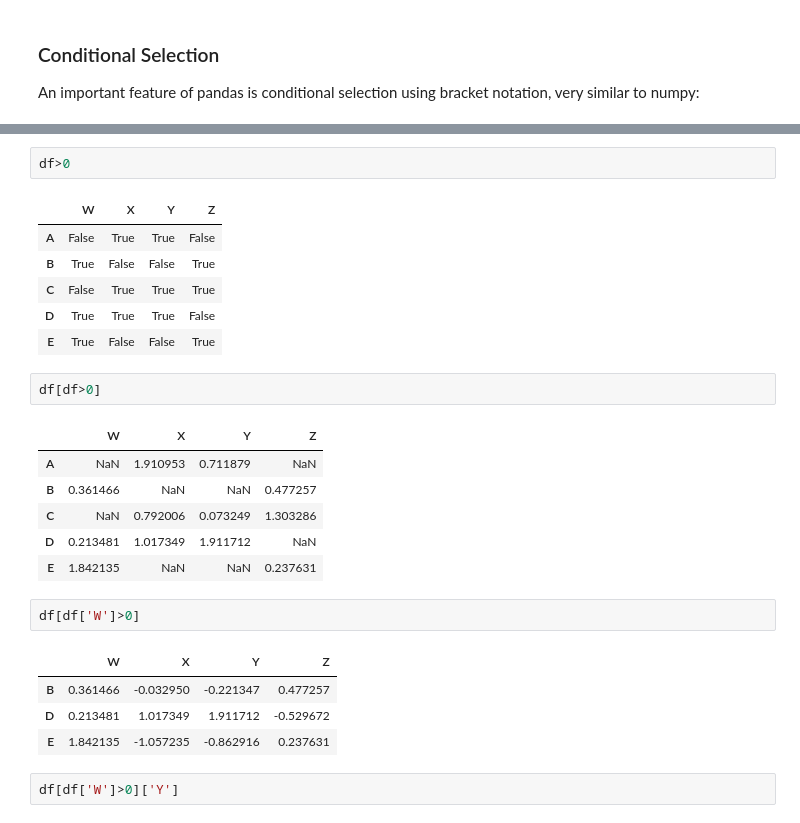
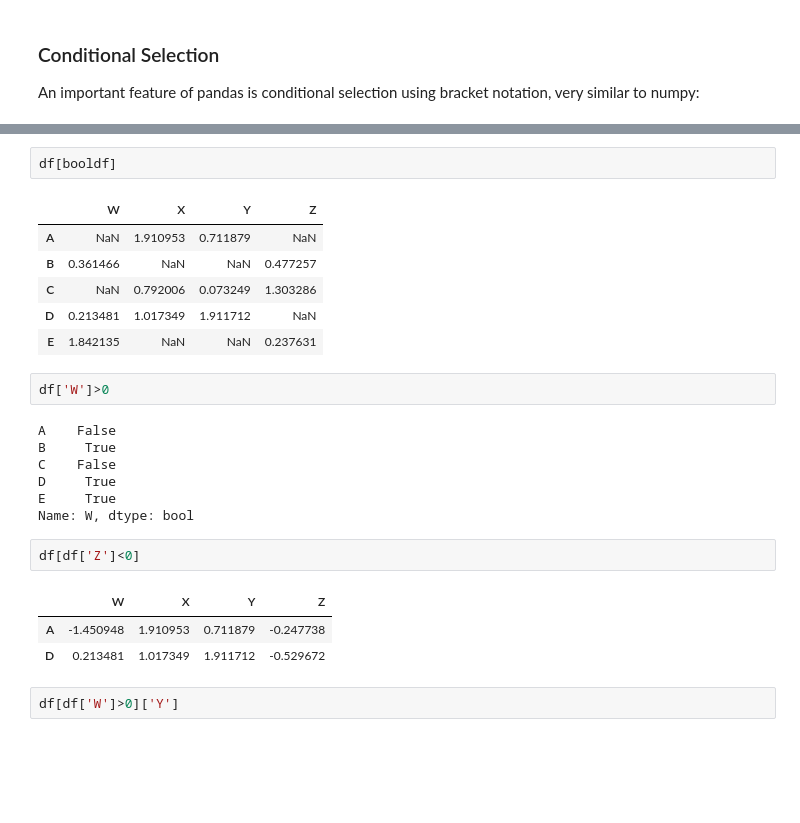
Before and after one commit to rnekadi/MachineLearning, a Jupyter notebook: Python-for-Data-Analysis-Pandas/DataFrames.ipynb, the cells around one changed output, grey strips where cells are left out. Drawn from its saved outputs; the diff is of its cells as text; blank space fills up the shorter version.

```diff
--- a/Python-for-Data-Analysis-Pandas/DataFrames.ipynb
+++ b/Python-for-Data-Analysis-Pandas/DataFrames.ipynb
@@ -161,28 +172,27 @@ df
+# %%
+df[booldf]
+# %% [output]
+|  | W | X | Y | Z |
+| A | NaN | 1.910953 | 0.711879 | NaN |
+| B | 0.361466 | NaN | NaN | 0.477257 |
+| C | NaN | 0.792006 | 0.073249 | 1.303286 |
+| D | 0.213481 | 1.017349 | 1.911712 | NaN |
+| E | 1.842135 | NaN | NaN | 0.237631 |
 # %%
-df>0
+df['W']>0
 # %% [output]
-|  | W | X | Y | Z |
-| A | False | True | True | False |
-| B | True | False | False | True |
-| C | False | True | True | True |
-| D | True | True | True | False |
-| E | True | False | False | True |
+A    False
+B     True
+C    False
+D     True
+E     True
+Name: W, dtype: bool
 # %%
-df[df>0]
+df[df['Z']<0]
 # %% [output]
 |  | W | X | Y | Z |
-| A | NaN | 1.910953 | 0.711879 | NaN |
-| B | 0.361466 | NaN | NaN | 0.477257 |
-| C | NaN | 0.792006 | 0.073249 | 1.303286 |
-| D | 0.213481 | 1.017349 | 1.911712 | NaN |
-| E | 1.842135 | NaN | NaN | 0.237631 |
+| A | -1.450948 | 1.910953 | 0.711879 | -0.247738 |
+| D | 0.213481 | 1.017349 | 1.911712 | -0.529672 |
-# %%
-df[df['W']>0]
-# %% [output]
-|  | W | X | Y | Z |
-| B | 0.361466 | -0.032950 | -0.221347 | 0.477257 |
-| D | 0.213481 | 1.017349 | 1.911712 | -0.529672 |
-| E | 1.842135 | -1.057235 | -0.862916 | 0.237631 |
 # %%
 df[df['W']>0]['Y']
 # %% [output]
```
Also changed, not shown: parts of 13 cells of this notebook, 4 other files.
